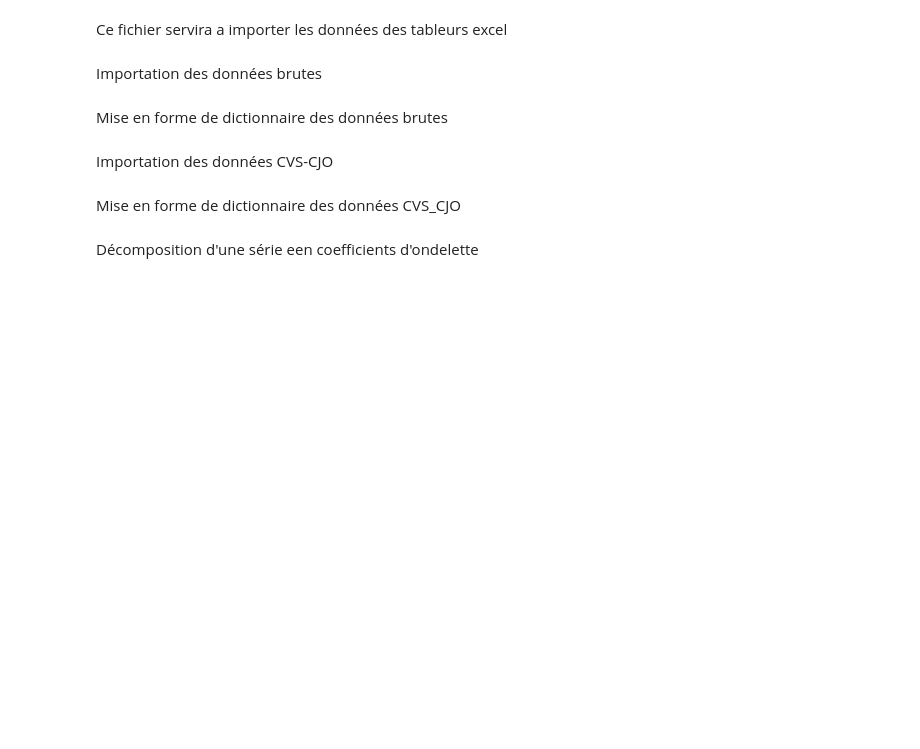
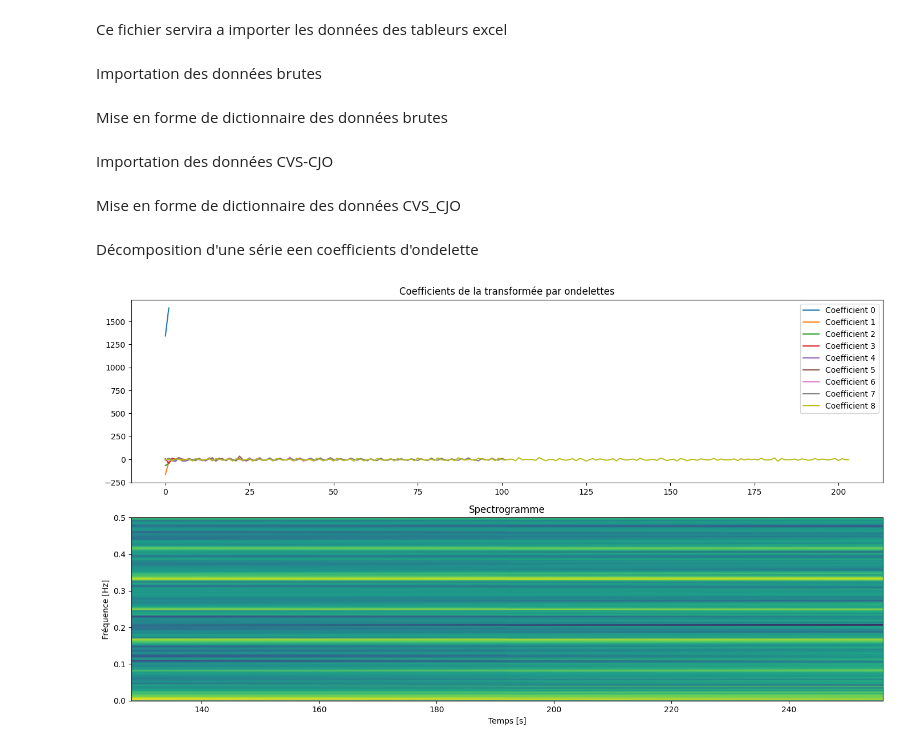
Before and after one commit to Gookd/Wavelet-Analysis-of-French-Production, a Jupyter notebook: Code/Wavelets.ipynb, the cells around one changed output. Saved outputs shown, nothing was run; the diff lists cells and outputs as text; code cells hidden in the pictures; blank space fills up the shorter version.

```diff
--- a/Code/Wavelets.ipynb
+++ b/Code/Wavelets.ipynb
@@ -58,32 +58,34 @@ for i in range(0,nb_lignes_cvs_cjo):   #on parcourt les lignes
 Décomposition d'une série een coefficients d'ondelette
 # %%
 
-data = cvs_cjo_dict["Indice CVS-CJO de la production industrielle (base 100 en 2015) - Fabrication d\'autres matériels de transport (NAF rév. 2, niveau division, poste 30)"]
+data = brut_dict["Indice brut de la production industrielle (base 100 en 2015) - Réparation et installation de machines et d\'équipements (NAF rév. 2, niveau division, poste 33)"]
 data = np.array(data)
 
 
 # Appliquer la transformée par ondelettes
 wavelet = 'db1'  # db1 est l'ondelette de Daubechies
 coeffs = pywt.wavedec(data, wavelet)
 
 # Affichage des coefficients de la transformée par ondelettes
 plt.figure(figsize=(14, 8))
 
 plt.subplot(2, 1, 1)
 for i, coeff in enumerate(coeffs):
     plt.plot(coeff, label=f'Coefficient {i}')
 plt.legend()
 plt.title('Coefficients de la transformée par ondelettes')
 
 # Calculer et afficher le spectrogramme
 plt.subplot(2, 1, 2)
 frequencies, times, Sxx = spectrogram(data, fs=1.0, nperseg=256, noverlap=128)
 plt.pcolormesh(times, frequencies, 10 * np.log10(Sxx), shading='gouraud')
 plt.ylabel('Fréquence [Hz]')
 plt.xlabel('Temps [s]')
 plt.title('Spectrogramme')
 
 plt.tight_layout()
 plt.show()
+# %% [output]
+[figure, added]
 # %% [markdown]
 Les couleurs représentent la puissance ou l'amplitude des fréquences. Les couleurs plus claires (jaune, vert clair) indiquent une plus grande amplitude.
```
